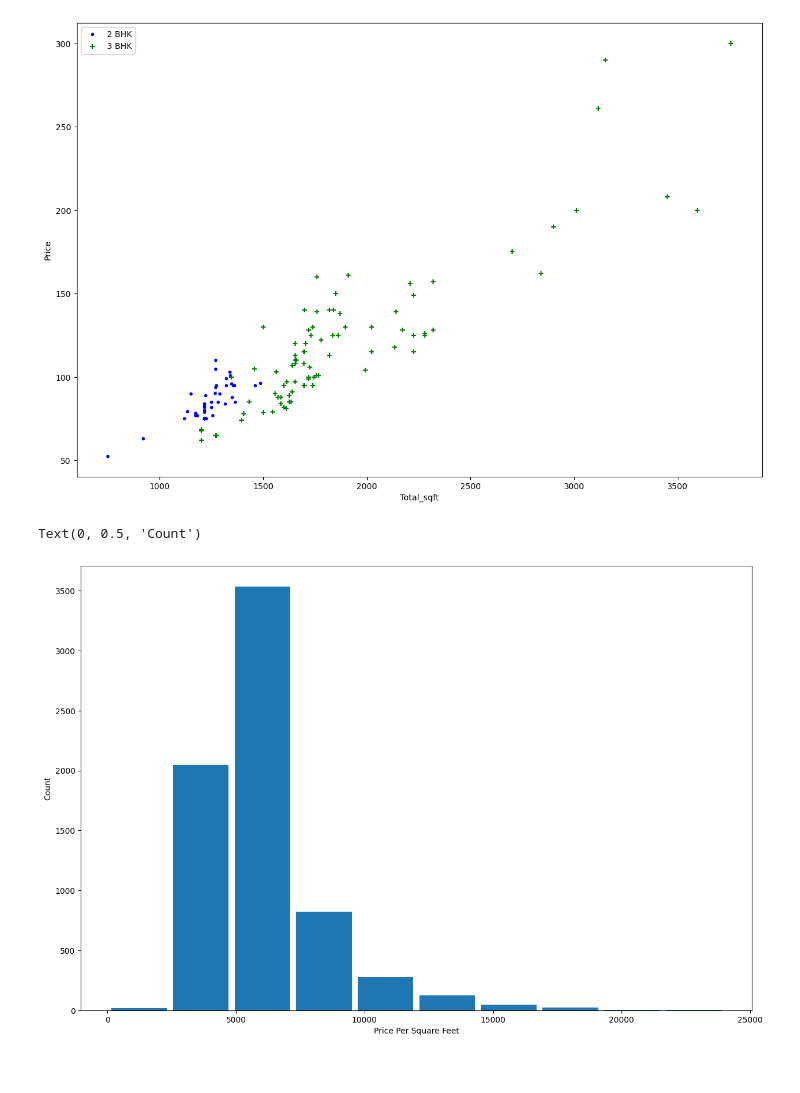
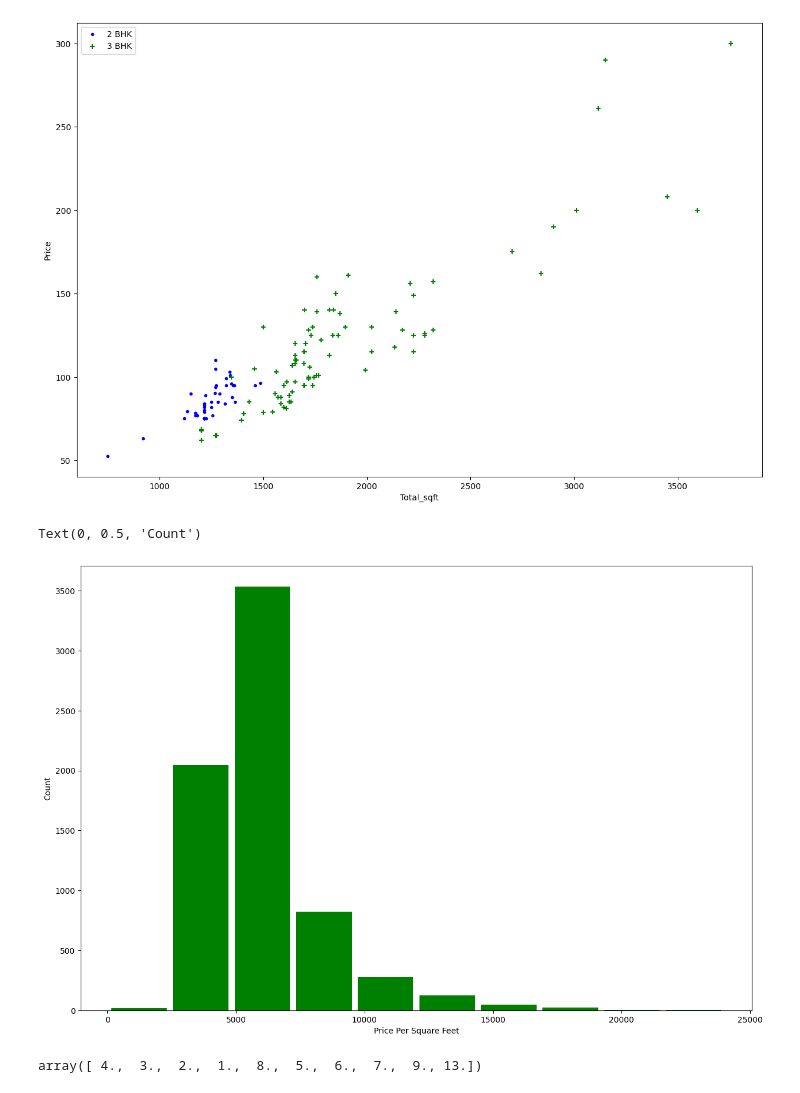
Before and after one commit to SSarkar-1/Bangalore-Home-Price-Prediction, a Jupyter notebook: BLR.ipynb, the cells around one changed output. Saved outputs shown, nothing was run; the diff lists cells and outputs as text; code cells hidden in the pictures.

```diff
--- a/BLR.ipynb
+++ b/BLR.ipynb
@@ -429,9 +429,13 @@ plot_bhk(df4,'Whitefield')
 [figure]
 # %%
 plt.figure(figsize=(15,10))
-plt.hist(df4.Price_per_sqft,rwidth=0.9)
+plt.hist(df4.Price_per_sqft,rwidth=0.9,color='g')
 plt.xlabel("Price Per Square Feet")
 plt.ylabel("Count")
 # %% [output]
 Text(0, 0.5, 'Count')
-[figure, old version]
+[figure, new version]
+# %%
+df4.bath.unique()
+# %% [output]
+array([ 4.,  3.,  2.,  1.,  8.,  5.,  6.,  7.,  9., 13.])
```
Also changed, not shown: parts of 6 cells of this notebook.
